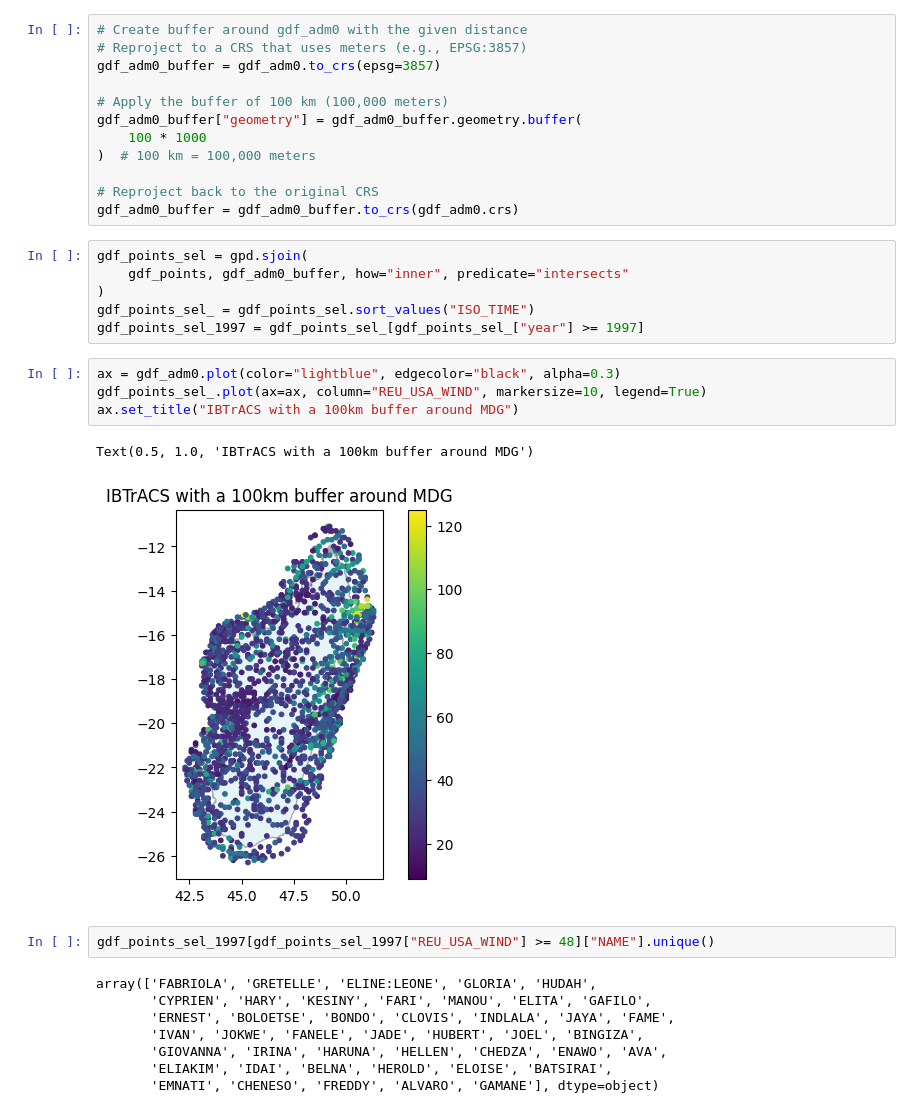
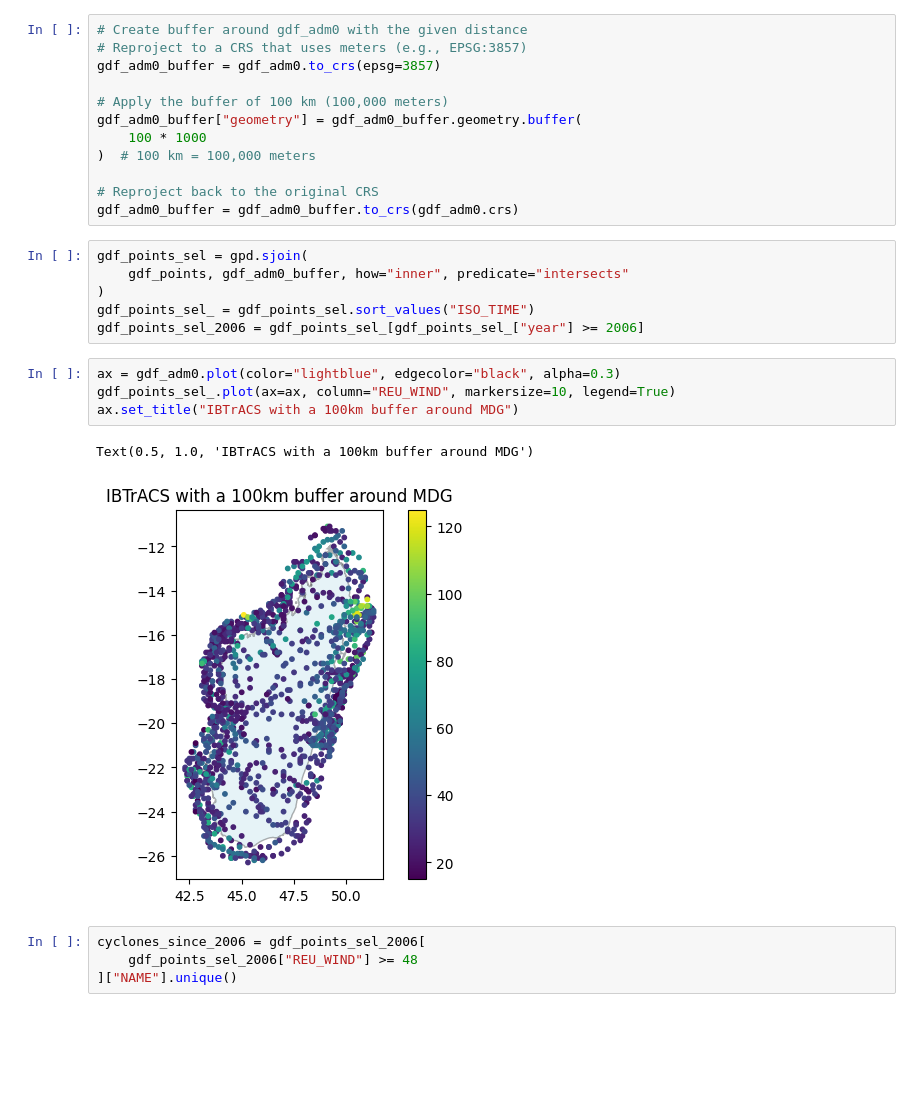
Before and after one commit to OCHA-DAP/ds-aa-mdg-storms, a Jupyter notebook: analysis/01.4_historical_testing_scenarios.ipynb, the cells around one changed output. Cells and saved outputs as stored; diff of their text form; blank space fills up the shorter version.

```diff
--- a/analysis/01.4_historical_testing_scenarios.ipynb
+++ b/analysis/01.4_historical_testing_scenarios.ipynb
@@ -67,23 +62,17 @@ gdf_points_sel = gpd.sjoin(
     gdf_points, gdf_adm0_buffer, how="inner", predicate="intersects"
 )
 gdf_points_sel_ = gdf_points_sel.sort_values("ISO_TIME")
-gdf_points_sel_1997 = gdf_points_sel_[gdf_points_sel_["year"] >= 1997]
+gdf_points_sel_2006 = gdf_points_sel_[gdf_points_sel_["year"] >= 2006]
 # %%
 ax = gdf_adm0.plot(color="lightblue", edgecolor="black", alpha=0.3)
-gdf_points_sel_.plot(ax=ax, column="REU_USA_WIND", markersize=10, legend=True)
+gdf_points_sel_.plot(ax=ax, column="REU_WIND", markersize=10, legend=True)
 ax.set_title("IBTrACS with a 100km buffer around MDG")
 # %% [output]
 Text(0.5, 1.0, 'IBTrACS with a 100km buffer around MDG')
-[figure, old version]
+[figure, new version]
 # %%
-gdf_points_sel_1997[gdf_points_sel_1997["REU_USA_WIND"] >= 48]["NAME"].unique()
+cyclones_since_2006 = gdf_points_sel_2006[
+    gdf_points_sel_2006["REU_WIND"] >= 48
+]["NAME"].unique()
-# %% [output]
-array(['FABRIOLA', 'GRETELLE', 'ELINE:LEONE', 'GLORIA', 'HUDAH',
-       'CYPRIEN', 'HARY', 'KESINY', 'FARI', 'MANOU', 'ELITA', 'GAFILO',
-       'ERNEST', 'BOLOETSE', 'BONDO', 'CLOVIS', 'INDLALA', 'JAYA', 'FAME',
-       'IVAN', 'JOKWE', 'FANELE', 'JADE', 'HUBERT', 'JOEL', 'BINGIZA',
-       'GIOVANNA', 'IRINA', 'HARUNA', 'HELLEN', 'CHEDZA', 'ENAWO', 'AVA',
-       'ELIAKIM', 'IDAI', 'BELNA', 'HEROLD', 'ELOISE', 'BATSIRAI',
-       'EMNATI', 'CHENESO', 'FREDDY', 'ALVARO', 'GAMANE'], dtype=object)
 # %%
 # which storms are met for Scenario 2 and 3
```
Also changed, not shown: parts of 5 cells of this notebook.
